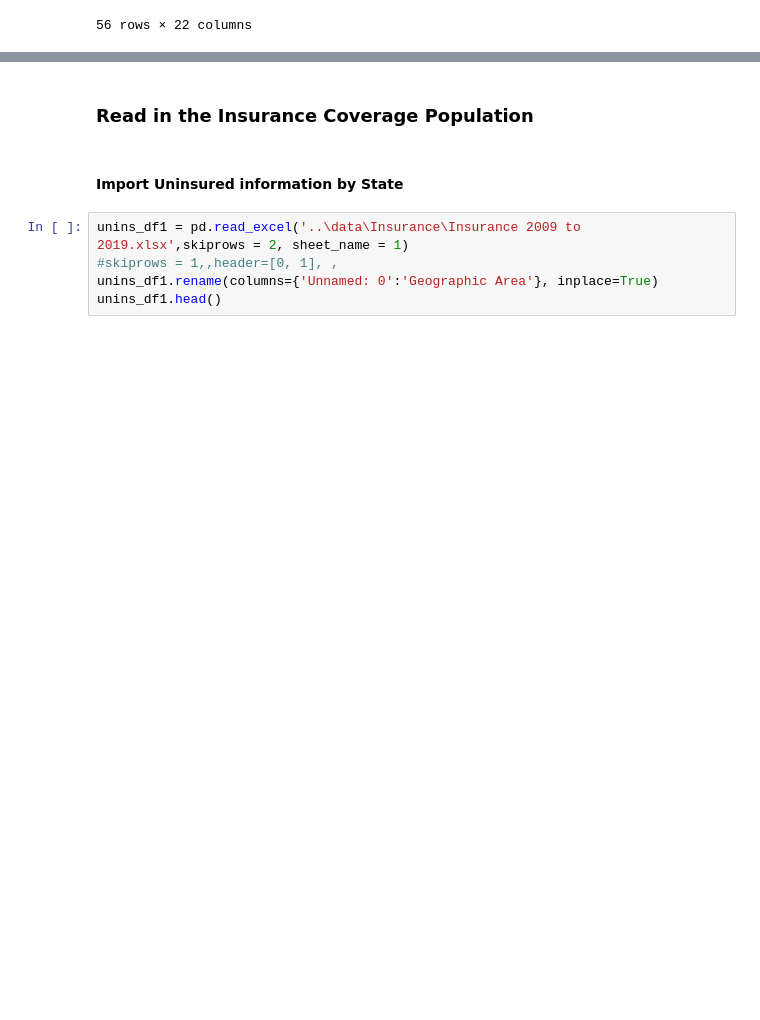
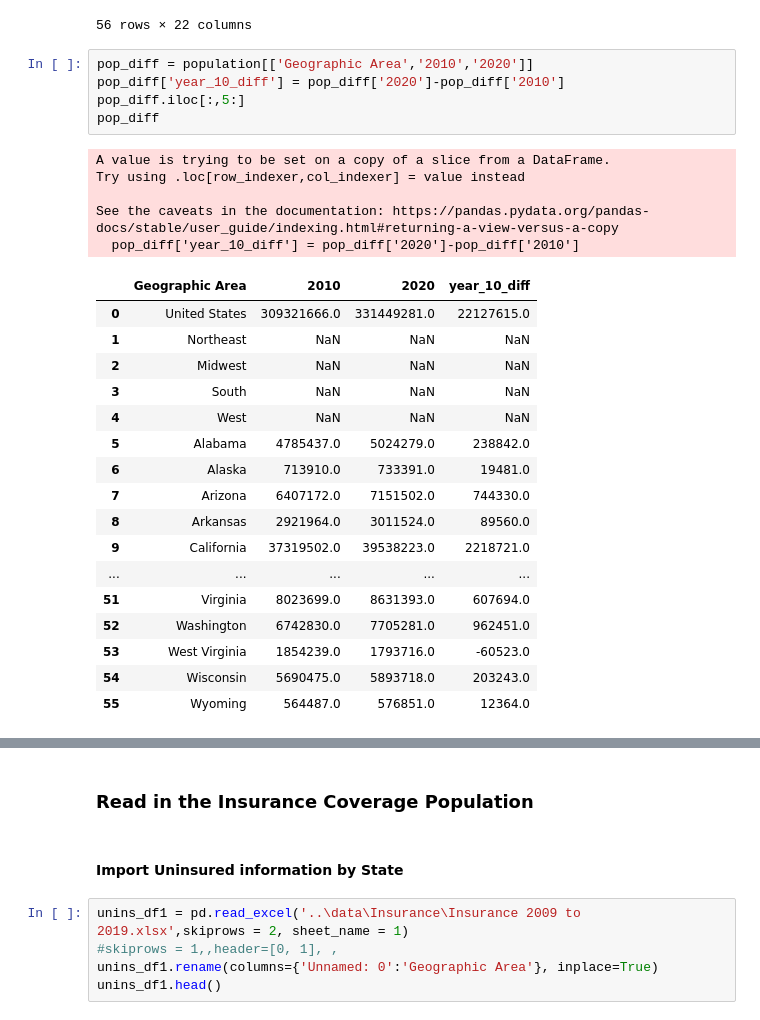
Before and after one commit to dpatelaqua/silver-health, a Jupyter notebook: notebook/Trial.ipynb, the cells around one changed output, grey strips where cells are left out. Cells and saved outputs as stored; diff of their text form; blank space fills up the shorter version.

```diff
--- a/notebook/Trial.ipynb
+++ b/notebook/Trial.ipynb
@@ -366,3 +366,31 @@ population
 | 54 | Wisconsin | 5373849 | 5408099 | 5446571 | 5479542 | 5512205 | 5542096 | 5571510 | 5601508 | 5627257 | ... |
 | 55 | Wyoming | 493980 | 492976 | 496930 | 498865 | 502742 | 506002 | 512664 | 523226 | 532626 | ... |
 56 rows × 22 columns
+# %%
+pop_diff = population[['Geographic Area','2010','2020']]
+pop_diff['year_10_diff'] = pop_diff['2020']-pop_diff['2010']
+pop_diff.iloc[:,5:]
+pop_diff
+# %% [output]
+A value is trying to be set on a copy of a slice from a DataFrame.
+Try using .loc[row_indexer,col_indexer] = value instead
+
+See the caveats in the documentation: https://pandas.pydata.org/pandas-docs/stable/user_guide/indexing.html#returning-a-view-versus-a-copy
+  pop_diff['year_10_diff'] = pop_diff['2020']-pop_diff['2010']
+|  | Geographic Area | 2010 | 2020 | year_10_diff |
+| 0 | United States | 309321666.0 | 331449281.0 | 22127615.0 |
+| 1 | Northeast | NaN | NaN | NaN |
+| 2 | Midwest | NaN | NaN | NaN |
+| 3 | South | NaN | NaN | NaN |
+| 4 | West | NaN | NaN | NaN |
+| 5 | Alabama | 4785437.0 | 5024279.0 | 238842.0 |
+| 6 | Alaska | 713910.0 | 733391.0 | 19481.0 |
+| 7 | Arizona | 6407172.0 | 7151502.0 | 744330.0 |
+| 8 | Arkansas | 2921964.0 | 3011524.0 | 89560.0 |
+| 9 | California | 37319502.0 | 39538223.0 | 2218721.0 |
+| ... | ... | ... | ... | ... |
+| 51 | Virginia | 8023699.0 | 8631393.0 | 607694.0 |
+| 52 | Washington | 6742830.0 | 7705281.0 | 962451.0 |
+| 53 | West Virginia | 1854239.0 | 1793716.0 | -60523.0 |
+| 54 | Wisconsin | 5690475.0 | 5893718.0 | 203243.0 |
+| 55 | Wyoming | 564487.0 | 576851.0 | 12364.0 |
```
Also changed, not shown: parts of 2 cells of this notebook.
